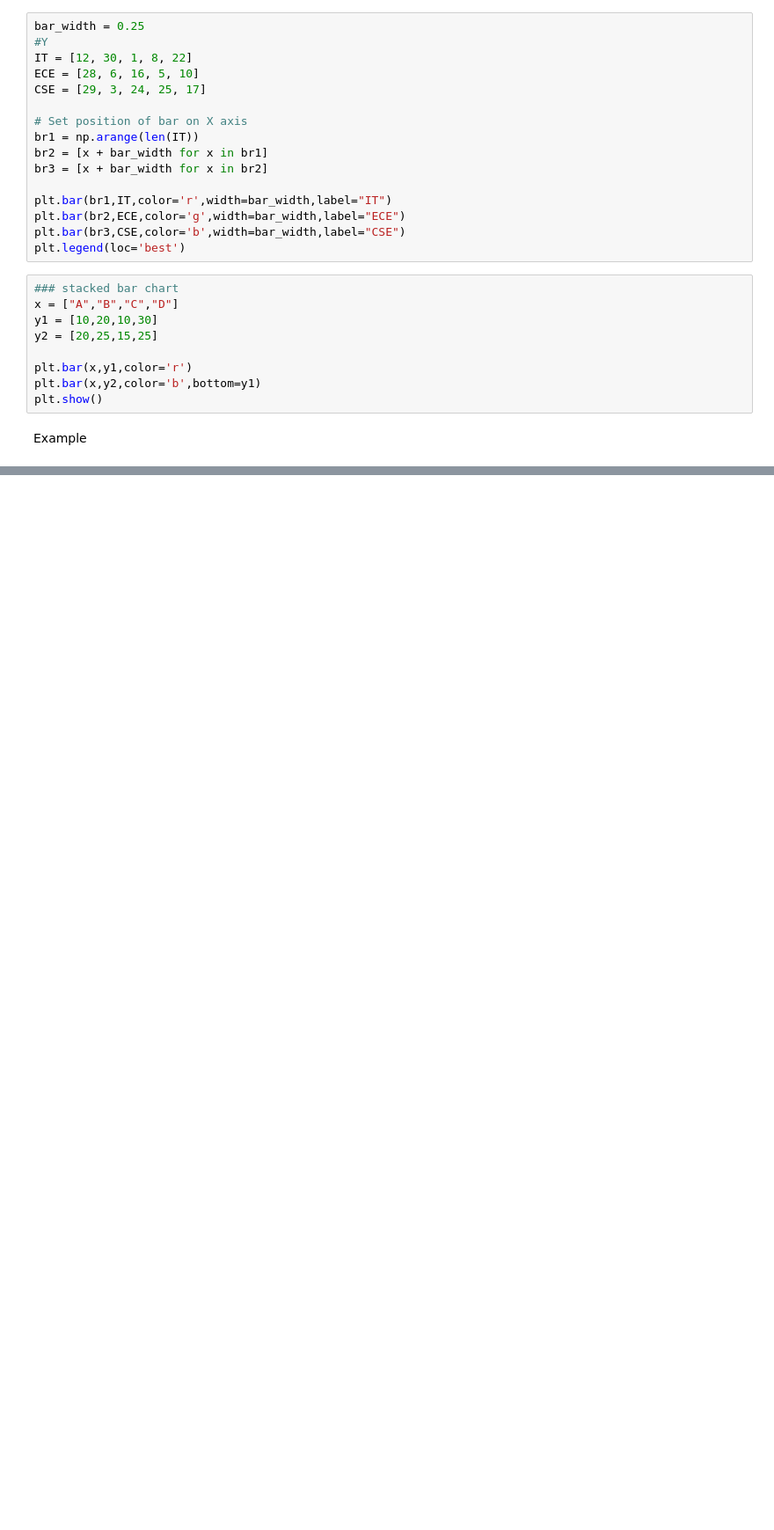
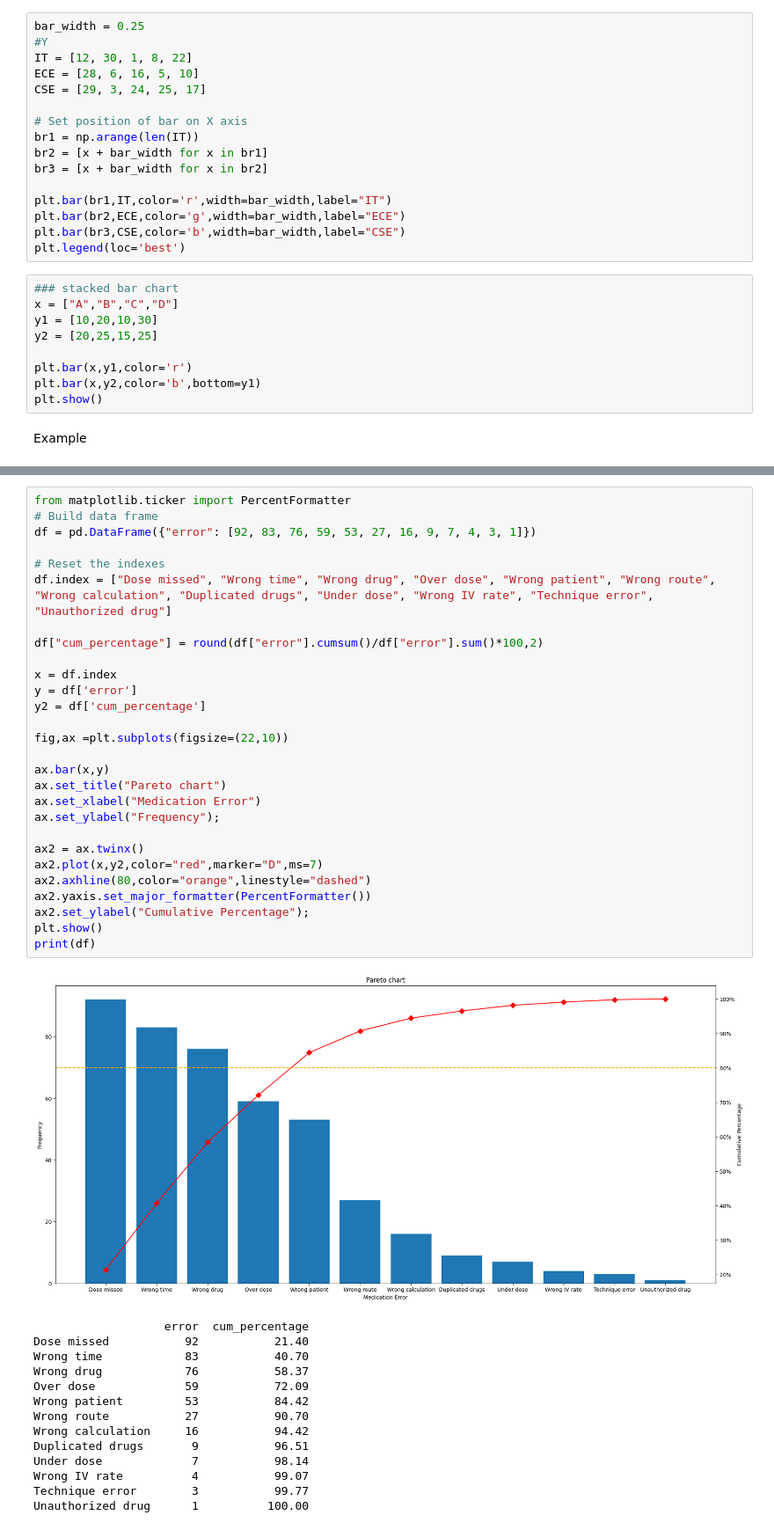
Before and after one commit to NMB-MIC/basic_python_20231216, a Jupyter notebook: 03_matplotlib.ipynb, the cells around one changed output, grey strips where cells are left out. Shown at 88% size. Drawn from its saved outputs; the diff is of its cells as text; blank space fills up the shorter version.

```diff
--- a/03_matplotlib.ipynb
+++ b/03_matplotlib.ipynb
@@ -271,0 +294,43 @@ Example
+# %%
+from matplotlib.ticker import PercentFormatter
+# Build data frame
+df = pd.DataFrame({"error": [92, 83, 76, 59, 53, 27, 16, 9, 7, 4, 3, 1]})
+
+# Reset the indexes
+df.index = ["Dose missed", "Wrong time", "Wrong drug", "Over dose", "Wrong patient", "Wrong route", "Wrong calculation", "Duplicated drugs", "Under dose", "Wrong IV rate", "Technique error", "Unauthorized drug"]
+
+df["cum_percentage"] = round(df["error"].cumsum()/df["error"].sum()*100,2)
+
+x = df.index
+y = df['error']
+y2 = df['cum_percentage']
+
+fig,ax =plt.subplots(figsize=(22,10))
+
+ax.bar(x,y)
+ax.set_title("Pareto chart")
+ax.set_xlabel("Medication Error")
+ax.set_ylabel("Frequency");
+
+ax2 = ax.twinx()
+ax2.plot(x,y2,color="red",marker="D",ms=7)
+ax2.axhline(80,color="orange",linestyle="dashed")
+ax2.yaxis.set_major_formatter(PercentFormatter())
+ax2.set_ylabel("Cumulative Percentage");
+plt.show()
+print(df)
+# %% [output]
+[figure, added]
+                   error  cum_percentage
+Dose missed           92           21.40
+Wrong time            83           40.70
+Wrong drug            76           58.37
+Over dose             59           72.09
+Wrong patient         53           84.42
+Wrong route           27           90.70
+Wrong calculation     16           94.42
+Duplicated drugs       9           96.51
+Under dose             7           98.14
+Wrong IV rate          4           99.07
+Technique error        3           99.77
+Unauthorized drug      1          100.00
```
Also changed, not shown: parts of 1 cell of this notebook.
